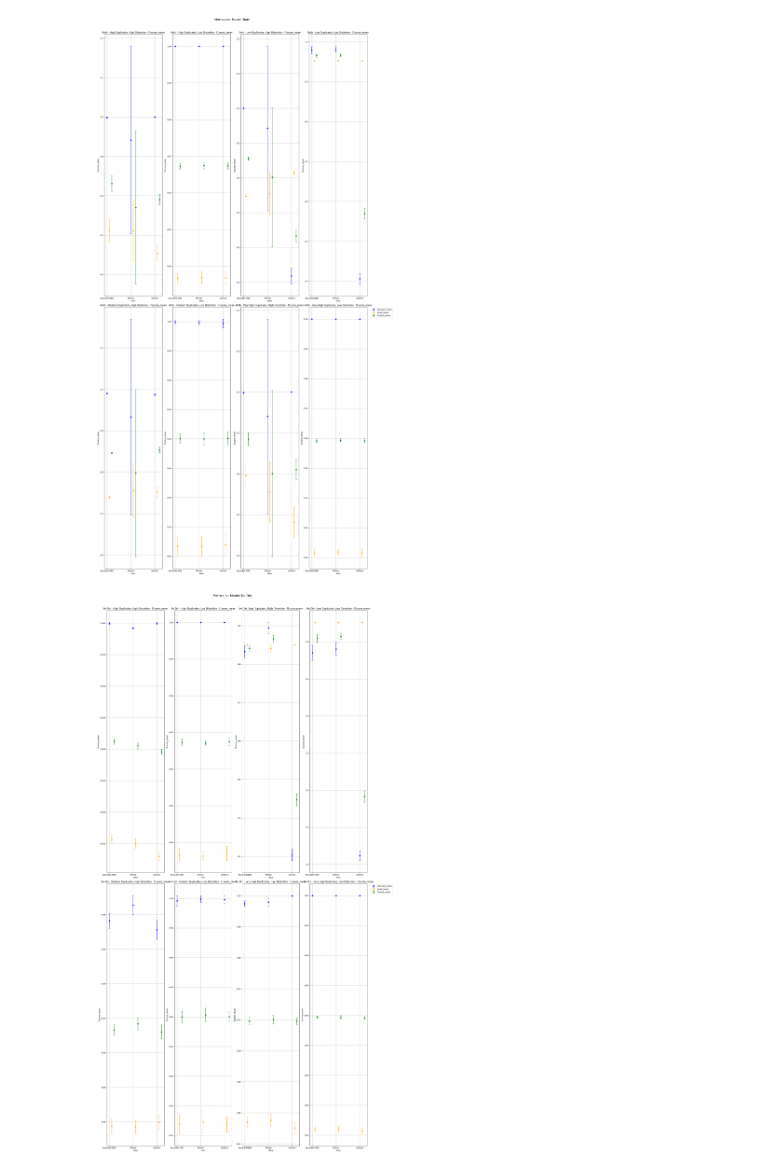
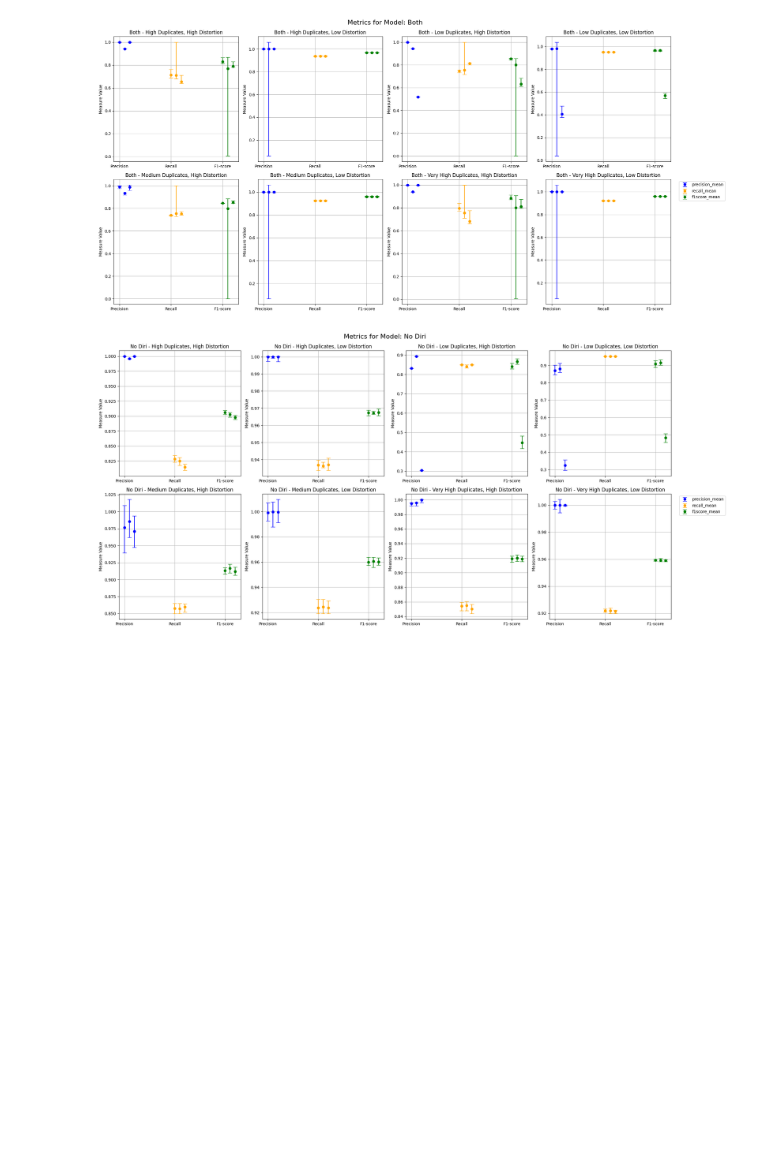
Before and after one commit to Emily0630/exchanger_data_collector, a Jupyter notebook: plot2.ipynb, the cells around one changed output. Saved outputs shown, nothing was run; the diff lists cells and outputs as text; code cells hidden in the pictures; blank space fills up the shorter version.

Commit message:
doing plot

```diff
--- a/plot2.ipynb
+++ b/plot2.ipynb
@@ -38,47 +38,49 @@ for model_to_plot in new_clean_data["model"].unique():
     df_model = df[df['model'] == model_to_plot]
 
     metrics = ['precision_mean', 'recall_mean', 'f1score_mean']
+    priors = ["Bounded NBD", "Pitman", "Uniform"]
 
     filtered_data = new_clean_data[new_clean_data['model'] == 'Both']
 
     duplicates_levels = filtered_data['duplicates_level'].unique()
     distortion_levels = filtered_data['distortion_level'].unique()
 
     colors = {0: 'blue', 1: 'orange', 2: 'green'}
 
-    # Generate plots for "No Diri"
-    plt.figure(figsize=(20, 20))
 
 
+    plt.figure(figsize=(20, 10))
 
     for j, dup_level in enumerate(duplicates_levels):
         for k, dist_level in enumerate(distortion_levels):
             index = (j * 2 + k)+1
             plt.subplot(2, 4, index)
 
             df_plot = df_model[(df_model['duplicates_level'] == dup_level) &
                             (df_model['distortion_level'] == dist_level)]
 
             for i, metric in enumerate(metrics):
-                std_metric = metric.replace('mean', 'std')
+                upper_bound = metric.replace('mean', 'upper_bound')
+                lower_bound = metric.replace('mean', 'lower_bound')
+                upper_bound =  subset[upper_bound] - subset[metric]
+                lower_bound = subset[metric] - subset[lower_bound]
                 subset = df_plot
-                x_values = [k + 0.1 * i for k in range(len(subset['prior'].unique()))]
-                plt.errorbar(x_values, subset[metric], yerr=subset[std_metric], fmt='o', capsize=5, color=colors[i], label=f'{metric}')
+                x_values = [k * 0.1 + 1 * i for k in range(len(subset['prior'].unique()))]
+                plt.errorbar(x_values, subset[metric], yerr=[lower_bound, upper_bound], fmt='o', capsize=5, color=colors[i], label=f'{metric}')
 
-                plt.xticks(ticks=range(len(df_plot['prior'].unique())), labels=df_plot['prior'].unique())
-                plt.title(f'{model_to_plot} - {dup_level} Duplicates, {dist_level} Distortion - {metric}')
-                plt.xlabel('Prior')
-                plt.ylabel(metric)
+                plt.xticks(ticks=range(len(df_plot['prior'].unique())), labels=["Precision", "Recall", "F1-score"])
+                plt.title(f'{model_to_plot} - {dup_level} Duplicates, {dist_level} Distortion')
+                plt.ylabel("Measure Value")
                 plt.grid(True)
 
     plt.tight_layout()
     plt.legend(bbox_to_anchor=(1.05, 1), loc='upper left')
     plt.suptitle(f"Metrics for Model: {model_to_plot}", fontsize=16, y=1.02)
 
     # Save the plot for "No Diri"
     no_diri_plot_path = f"plots/{model_to_plot}_plot.png"
     plt.savefig(no_diri_plot_path, bbox_inches='tight')
     # no_diri_plot_path
 # %% [output]
-[figure, old version]
+[figure, new version]
-[figure, old version]
+[figure, new version]
```
Also changed, not shown: parts of 2 cells of this notebook, 9 other files.
